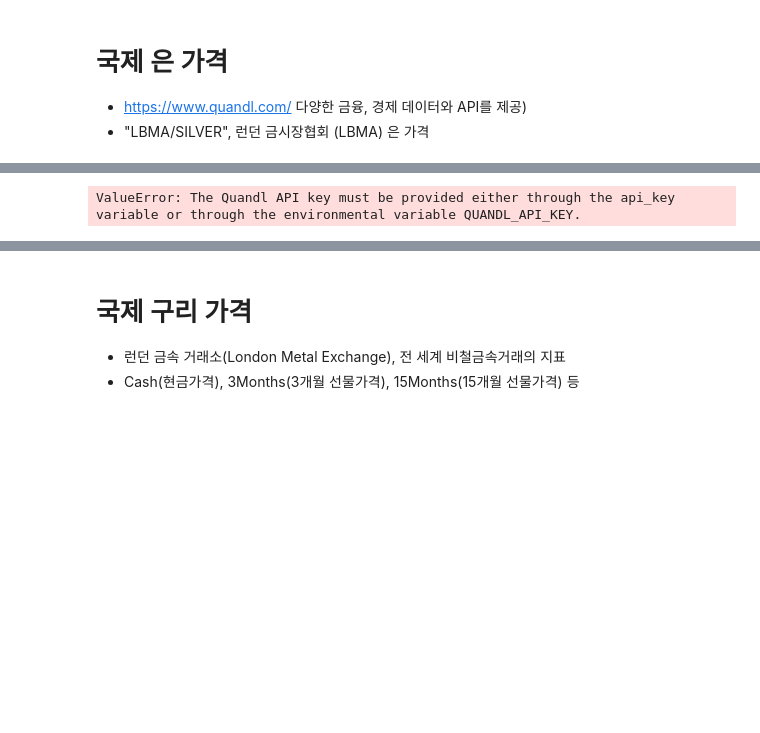
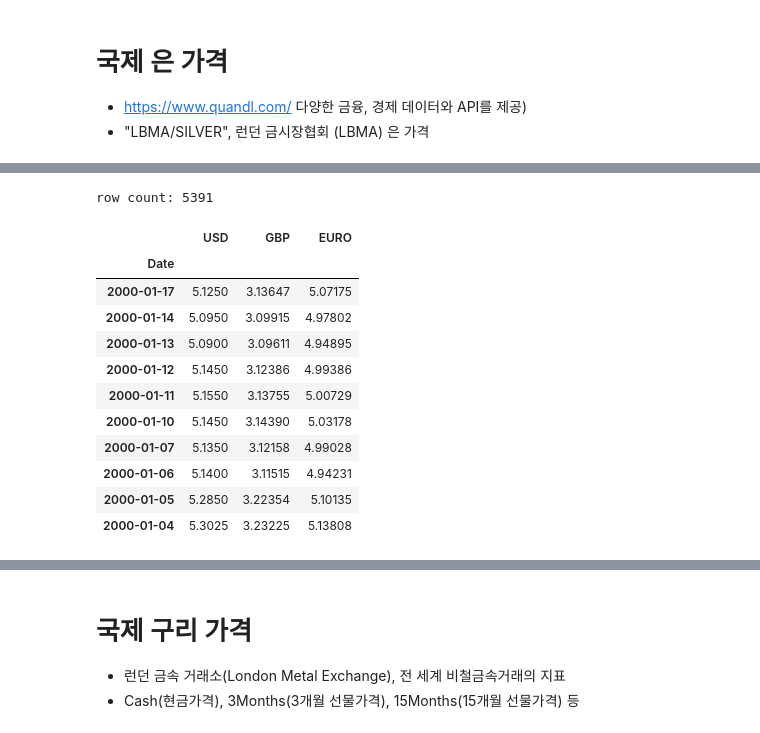
Before and after one commit to swkim01/DSAC1-2, a Jupyter notebook: gg-12-국제상품가격.ipynb, the cells around one changed output, grey strips where cells are left out. Drawn from its saved outputs; the diff is of its cells as text; code cells hidden in the pictures; blank space fills up the shorter version.

```diff
--- a/gg-12-국제상품가격.ipynb
+++ b/gg-12-국제상품가격.ipynb
@@ -89,11 +87,23 @@ df_gold.plot()
 # %%
 # 영국 은(silver)
-df_silver = pdr.DataReader('LBMA/SILVER', 'quandl', start='2000-01-01')
+df_silver = pdr.DataReader('LBMA/SILVER', 'quandl', start='2000-01-01', api_key="your api key")
 
 print('row count:', len(df_silver))
 df_silver.tail(10)
 # %% [output]
-ValueError: The Quandl API key must be provided either through the api_key variable or through the environmental variable QUANDL_API_KEY.
+row count: 5391
+|  | USD | GBP | EURO |
+| Date |  |  |  |
+| 2000-01-17 | 5.1250 | 3.13647 | 5.07175 |
+| 2000-01-14 | 5.0950 | 3.09915 | 4.97802 |
+| 2000-01-13 | 5.0900 | 3.09611 | 4.94895 |
+| 2000-01-12 | 5.1450 | 3.12386 | 4.99386 |
+| 2000-01-11 | 5.1550 | 3.13755 | 5.00729 |
+| 2000-01-10 | 5.1450 | 3.14390 | 5.03178 |
+| 2000-01-07 | 5.1350 | 3.12158 | 4.99028 |
+| 2000-01-06 | 5.1400 | 3.11515 | 4.94231 |
+| 2000-01-05 | 5.2850 | 3.22354 | 5.10135 |
+| 2000-01-04 | 5.3025 | 3.23225 | 5.13808 |
 # %%
 df_silver['USD'].plot()
 # %% [output]
```
Also changed, not shown: parts of 15 cells of this notebook.
